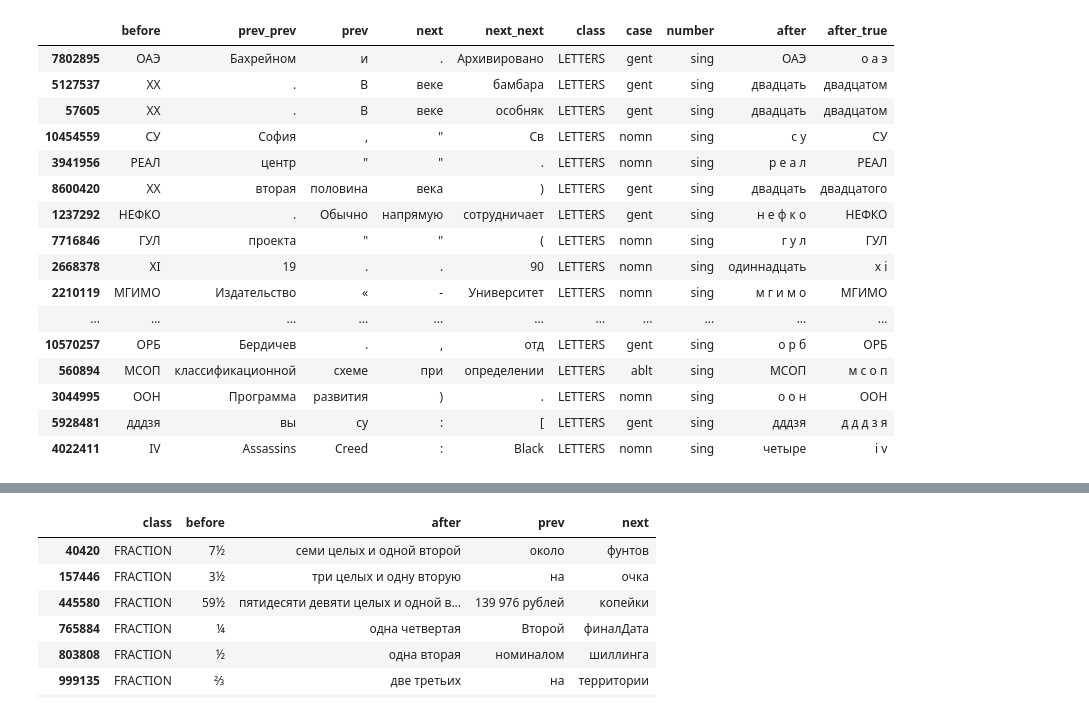
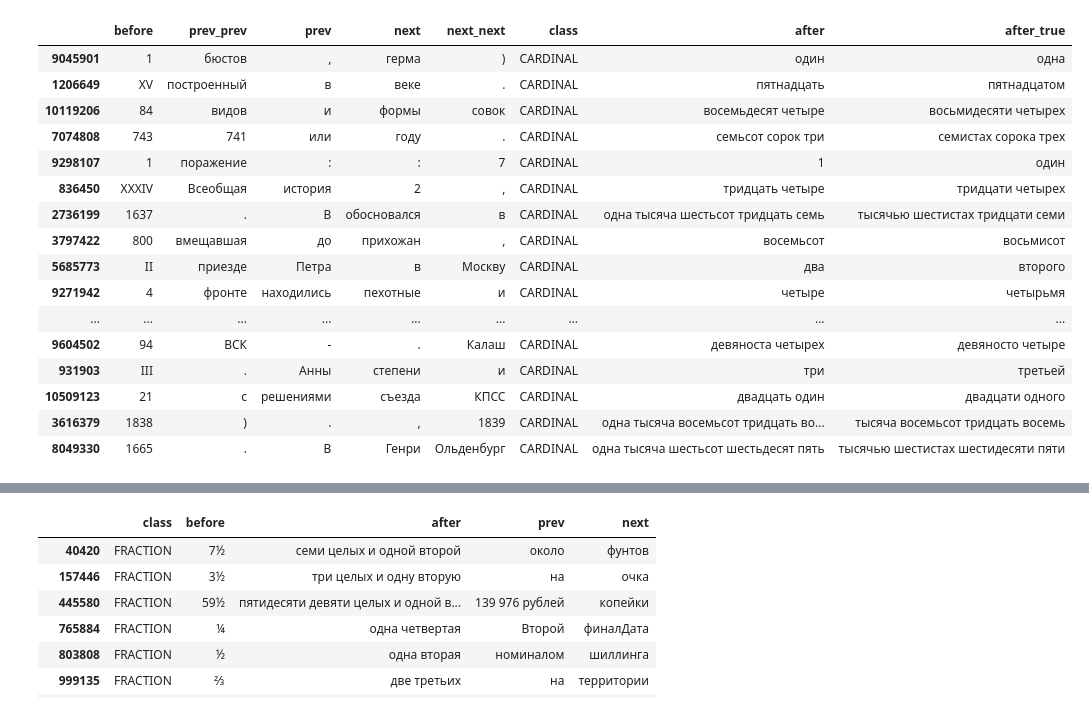
Before and after one commit to rumbok/kaggle_google_text_norm, a Jupyter notebook: validate.ipynb, the cells around one changed output, grey strips where cells are left out. Drawn from its saved outputs; the diff is of its cells as text; code cells hidden in the pictures.

Commit message:
fixed errors in lstm cardinal

```diff
--- a/validate.ipynb
+++ b/validate.ipynb
@@ -112,23 +87,23 @@ Name: class, dtype: int64
 # %%
-predicted[~(predicted["after"] == y_test) & ~(predicted["after"].isnull()) & (predicted['class']=='LETTERS')].sample(20)
+predicted[~(predicted["after"] == y_test) & ~(predicted["after"].isnull()) & (predicted['class']=='CARDINAL')].sample(20)
 # %% [output]
-|  | before | prev_prev | prev | next | next_next | class | case | number | after | after_true |
-| 7802895 | ОАЭ | Бахрейном | и | . | Архивировано | LETTERS | gent | sing | ОАЭ | о а э |
-| 5127537 | XX | . | В | веке | бамбара | LETTERS | gent | sing | двадцать | двадцатом |
-| 57605 | XX | . | В | веке | особняк | LETTERS | gent | sing | двадцать | двадцатом |
-| 10454559 | СУ | София | , | " | Св | LETTERS | nomn | sing | с у | СУ |
-| 3941956 | РЕАЛ | центр | " | " | . | LETTERS | nomn | sing | р е а л | РЕАЛ |
-| 8600420 | XX | вторая | половина | века | ) | LETTERS | gent | sing | двадцать | двадцатого |
-| 1237292 | НЕФКО | . | Обычно | напрямую | сотрудничает | LETTERS | gent | sing | н е ф к о | НЕФКО |
-| 7716846 | ГУЛ | проекта | " | " | ( | LETTERS | nomn | sing | г у л | ГУЛ |
-| 2668378 | XI | 19 | . | . | 90 | LETTERS | nomn | sing | одиннадцать | x i |
-| 2210119 | МГИМО | Издательство | « | - | Университет | LETTERS | nomn | sing | м г и м о | МГИМО |
-| ... | ... | ... | ... | ... | ... | ... | ... | ... | ... | ... |
-| 10570257 | ОРБ | Бердичев | . | , | отд | LETTERS | gent | sing | о р б | ОРБ |
-| 560894 | МСОП | классификационной | схеме | при | определении | LETTERS | ablt | sing | МСОП | м с о п |
-| 3044995 | ООН | Программа | развития | ) | . | LETTERS | nomn | sing | о о н | ООН |
-| 5928481 | дддзя | вы | су | : | [ | LETTERS | gent | sing | дддзя | д д д з я |
-| 4022411 | IV | Assassins | Creed | : | Black | LETTERS | nomn | sing | четыре | i v |
+|  | before | prev_prev | prev | next | next_next | class | after | after_true |
+| 9045901 | 1 | бюстов | , | герма | ) | CARDINAL | один | одна |
+| 1206649 | XV | построенный | в | веке | . | CARDINAL | пятнадцать | пятнадцатом |
+| 10119206 | 84 | видов | и | формы | совок | CARDINAL | восемьдесят четыре | восьмидесяти четырех |
+| 7074808 | 743 | 741 | или | году | . | CARDINAL | семьсот сорок три | семистах сорока трех |
+| 9298107 | 1 | поражение | : | : | 7 | CARDINAL | 1 | один |
+| 836450 | XXXIV | Всеобщая | история | 2 | , | CARDINAL | тридцать четыре | тридцати четырех |
+| 2736199 | 1637 | . | В | обосновался | в | CARDINAL | одна тысяча шестьсот тридцать семь | тысячью шестистах тридцати семи |
+| 3797422 | 800 | вмещавшая | до | прихожан | , | CARDINAL | восемьсот | восьмисот |
+| 5685773 | II | приезде | Петра | в | Москву | CARDINAL | два | второго |
+| 9271942 | 4 | фронте | находились | пехотные | и | CARDINAL | четыре | четырьмя |
+| ... | ... | ... | ... | ... | ... | ... | ... | ... |
+| 9604502 | 94 | ВСК | - | . | Калаш | CARDINAL | девяноста четырех | девяносто четыре |
+| 931903 | III | . | Анны | степени | и | CARDINAL | три | третьей |
+| 10509123 | 21 | с | решениями | съезда | КПСС | CARDINAL | двадцать один | двадцати одного |
+| 3616379 | 1838 | ) | . | , | 1839 | CARDINAL | одна тысяча восемьсот тридцать во... | тысяча восемьсот тридцать восемь |
+| 8049330 | 1665 | . | В | Генри | Ольденбург | CARDINAL | одна тысяча шестьсот шестьдесят пять | тысячью шестистах шестидесяти пяти |
 # %%
 predicted[(predicted['class']=='CARDINAL') & (predicted['before'] != predicted['after'])].sample(100)
 # %% [output]
```
Also changed, not shown: parts of 7 cells of this notebook, 16 other files.
